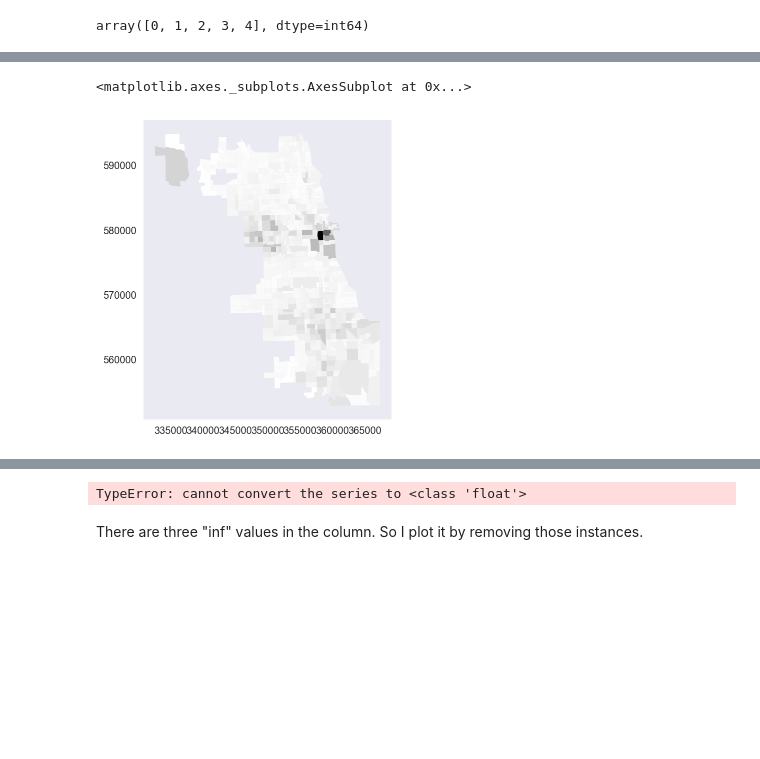
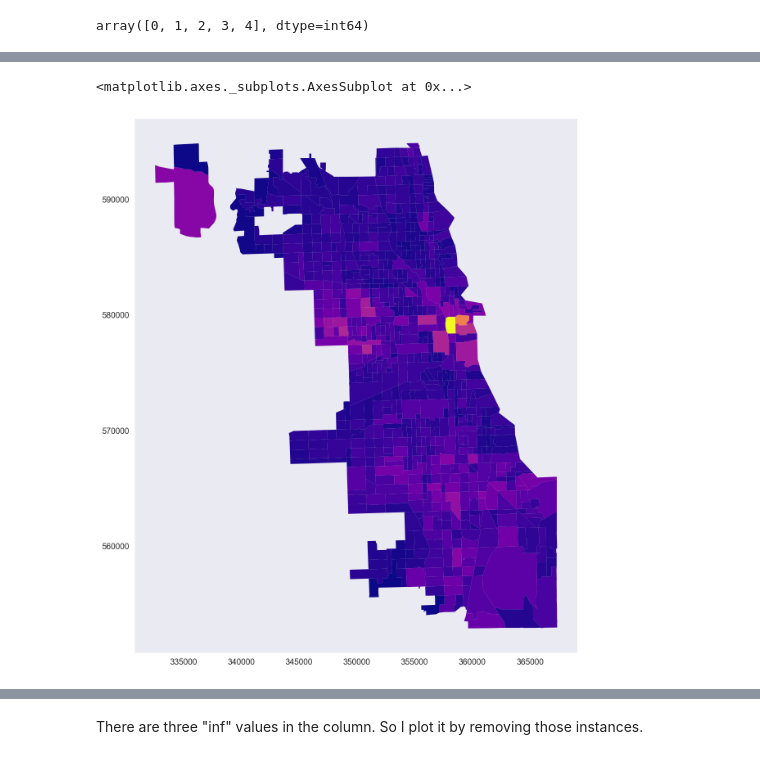
Before and after one commit to mrjacobson/ippp-final-project, a Jupyter notebook: Final Project.ipynb, the cells around one changed output, grey strips where cells are left out. Drawn from its saved outputs; the diff is of its cells as text; code cells hidden in the pictures; blank space fills up the shorter version.

```diff
--- a/Final Project.ipynb
+++ b/Final Project.ipynb
@@ -281,7 +281,7 @@ resp = requests.get(addr)
 # %%
 json = resp.json()
 # %%
-pop = pd.DataFrame(json, )
+pop = pd.DataFrame(json)
 # %%
 pop.head()
 # %% [output]
@@ -318,10 +318,10 @@ merged = pd.merge(crime_tracts, pop, left_on = 'numeric', right_on = 'numeric')
 # %%
 merged = gpd.GeoDataFrame(merged)
 # %%
-merged.plot(column = 'Count')
+merged.plot(column = 'Count', cmap = 'plasma', figsize = (12, 12))
 # %% [output]
 <matplotlib.axes._subplots.AxesSubplot at 0x...>
-[figure, old version]
+[figure, new version]
 # %%
 merged['Population'] = pd.to_numeric(merged['B01001_001E'])
 # %%
@@ -336,8 +336,6 @@ merged.head()
 5 rows × 21 columns
 # %%
 merged['Per Person'] = merged['Count'] / merged['Population']
-# %% [output]
-TypeError: cannot convert the series to <class 'float'>
 # %% [markdown]
 There are three "inf" values in the column. So I plot it by removing those instances.
 # %%
```
Also changed, not shown: parts of 46 cells of this notebook.
